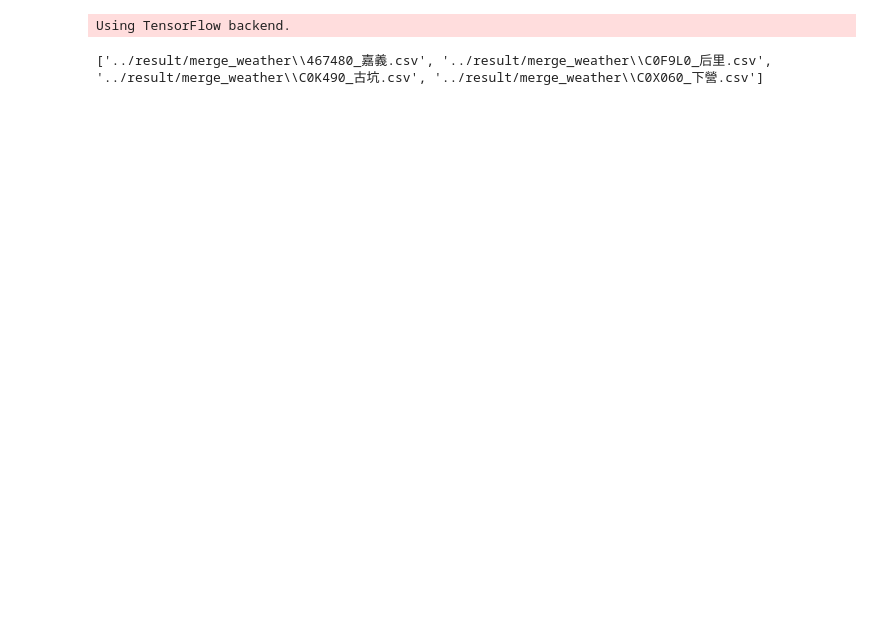
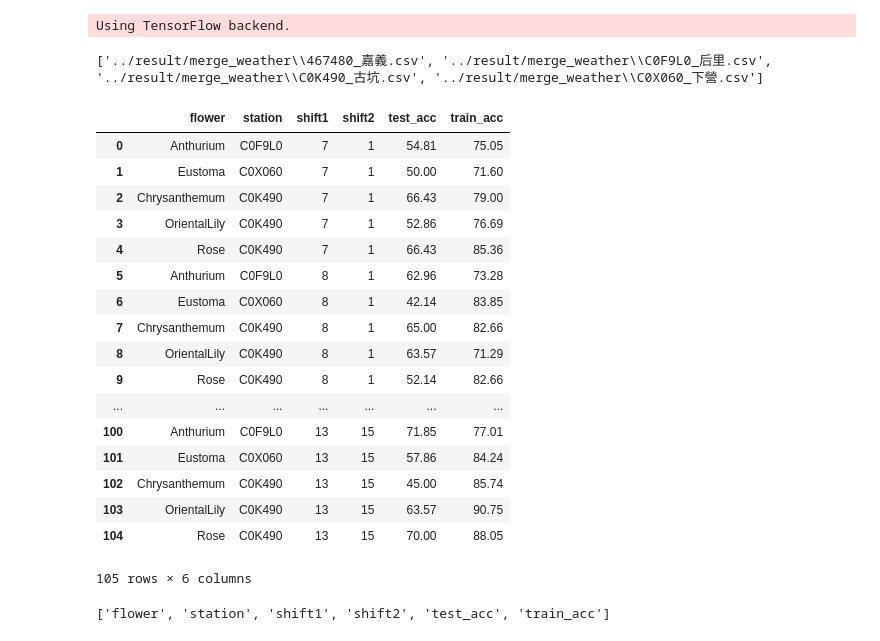
Before and after one commit to dogppatrick/python, a Jupyter notebook: cb105g4/stats_weather_price/001_class_price_pre.ipynb, the cells around one changed output. Saved outputs shown, nothing was run; the diff lists cells and outputs as text; code cells hidden in the pictures; blank space fills up the shorter version.

Commit message:
model_build

```diff
--- a/cb105g4/stats_weather_price/001_class_price_pre.ipynb
+++ b/cb105g4/stats_weather_price/001_class_price_pre.ipynb
@@ -29,7 +29,7 @@ class fp_pre:
         self.df_pbw = pd.read_csv(fn_price, encoding="utf-8")
         self.d_data = self.r_data["Date"]
         self.flower_name = fn_price.split("\\")[-1].split("_")[0]
-
+        self.station_name = fn_weather.split("\\")[-1].split("_")[0]
     def market_select(self, market):
         self.df_pbw = self.df_pbw.groupby("market").get_group(market)
 
@@ -210,7 +210,7 @@ class fp_pre:
         self.output_class =len(np.bincount(y_class))
 
 
-    def split_data(self, year):
+    def split_data(self, year,year_s=0):
         y_w = self.y_yw
         y_raw = self.y_raw
         y_year = []
@@ -218,8 +218,11 @@ class fp_pre:
             y_year.append(int(y_w[i].split("_")[0]))
         y_year = np.array(y_year)
         self.split_info = np.unique(np.array(y_year), return_counts=True)
-        b_train = y_year[:]<=year
-        b_test = y_year[:]>year
+#         b_train = y_year[:]<=year
+#         b_test = y_year[:]>year
+#         delete data before year_s
+        b_train = (y_year[:]<=year) * (y_year[:]>=year_s)
+        b_test = (y_year[:]>year) * (y_year[:]>=year_s)
         x = np.array(self.x)
         y = np.array(self.y_class)
         self.split_xy = (x[b_train,:], y[b_train] , x[b_test,:], y[b_test])
@@ -259,0 +310,38 @@ class fp_pre:
+# %%
+all_model_data =[]
+save_path = "./flower_pre_model/"
+select = 0
+year_split = 2018
+shift1 = 7
+shift2 = 1
+list_split_y = [0]
+for shift2 in [1,8,15]:
+    for shift1 in range(7,14):
+        for select in range(5):
+            records , best_model= main_model_run(select,year_split,shift1, shift2, list_split_y)
+            model_fn = save_path + "_".join((records["flower"], records["station"], str(records["shift"][0]),
+                                             str(records["shift"][1]))) + ".h5"
+            model_data  = [records["flower"], records["station"], str(records["shift"][0]),
+                           str(records["shift"][1]), records['acc_info'][0], records['acc_info'][1]]
+            all_model_data.append(model_data)
+            best_model.save(model_fn)
+pd.DataFrame(all_model_data, columns=["flower", "station", "shift1", "shift2", "test_acc", "train_acc"])
+# %% [output]
+|  | flower | station | shift1 | shift2 | test_acc | train_acc |
+| 0 | Anthurium | C0F9L0 | 7 | 1 | 54.81 | 75.05 |
+| 1 | Eustoma | C0X060 | 7 | 1 | 50.00 | 71.60 |
+| 2 | Chrysanthemum | C0K490 | 7 | 1 | 66.43 | 79.00 |
+| 3 | OrientalLily | C0K490 | 7 | 1 | 52.86 | 76.69 |
+| 4 | Rose | C0K490 | 7 | 1 | 66.43 | 85.36 |
+| 5 | Anthurium | C0F9L0 | 8 | 1 | 62.96 | 73.28 |
+| 6 | Eustoma | C0X060 | 8 | 1 | 42.14 | 83.85 |
+| 7 | Chrysanthemum | C0K490 | 8 | 1 | 65.00 | 82.66 |
+| 8 | OrientalLily | C0K490 | 8 | 1 | 63.57 | 71.29 |
+| 9 | Rose | C0K490 | 8 | 1 | 52.14 | 82.66 |
+| ... | ... | ... | ... | ... | ... | ... |
+| 100 | Anthurium | C0F9L0 | 13 | 15 | 71.85 | 77.01 |
+| 101 | Eustoma | C0X060 | 13 | 15 | 57.86 | 84.24 |
+| 102 | Chrysanthemum | C0K490 | 13 | 15 | 45.00 | 85.74 |
+| 103 | OrientalLily | C0K490 | 13 | 15 | 63.57 | 90.75 |
+| 104 | Rose | C0K490 | 13 | 15 | 70.00 | 88.05 |
+105 rows × 6 columns
@@ -259,0 +352,4 @@ class fp_pre:
+# %%
+df.columns.to_list()
+# %% [output]
+['flower', 'station', 'shift1', 'shift2', 'test_acc', 'train_acc']
```
Also changed, not shown: parts of 20 cells of this notebook.
